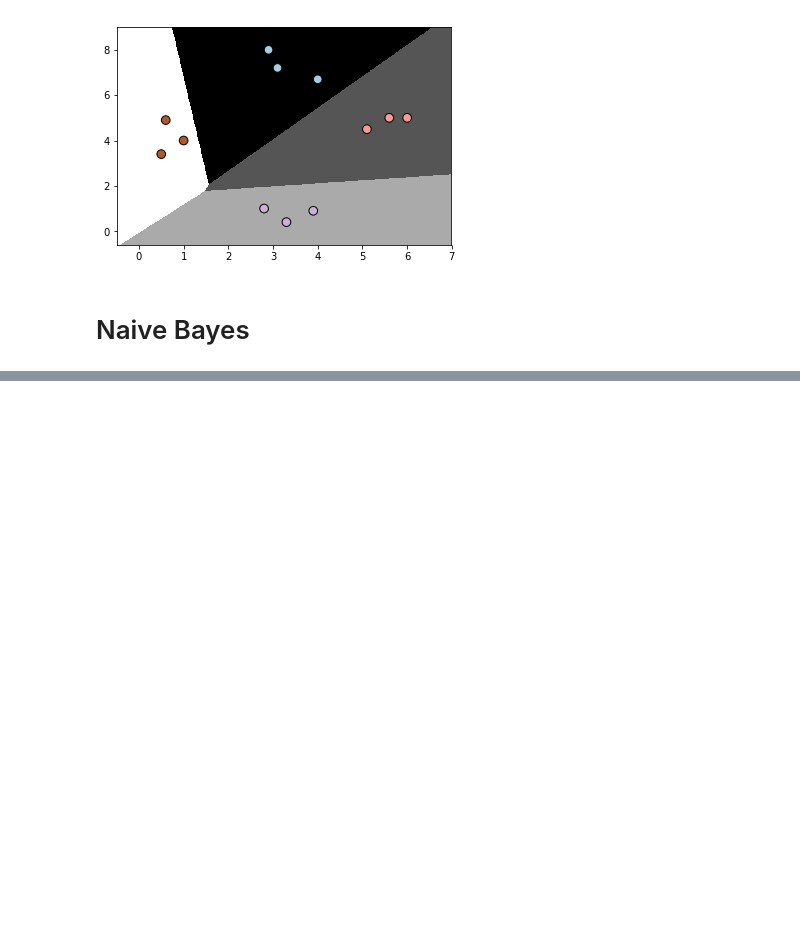
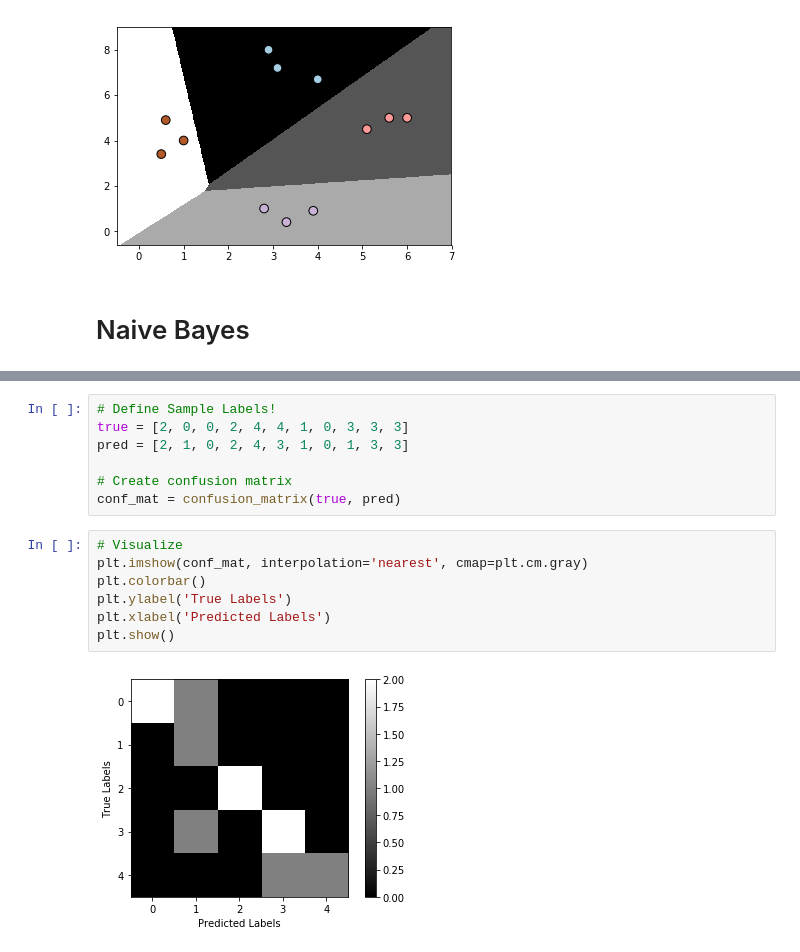
Before and after one commit to Zhachory1/estimator, a Jupyter notebook: Ch2_ClassAndReg.ipynb, the cells around one changed output, grey strips where cells are left out. Drawn from its saved outputs; the diff is of its cells as text; blank space fills up the shorter version.

```diff
--- a/Ch2_ClassAndReg.ipynb
+++ b/Ch2_ClassAndReg.ipynb
@@ -56,0 +113,16 @@ visualize_classifier(classifier, X, y)
+# %%
+# Define Sample Labels!
+true = [2, 0, 0, 2, 4, 4, 1, 0, 3, 3, 3]
+pred = [2, 1, 0, 2, 4, 3, 1, 0, 1, 3, 3]
+
+# Create confusion matrix
+conf_mat = confusion_matrix(true, pred)
+# %%
+# Visualize
+plt.imshow(conf_mat, interpolation='nearest', cmap=plt.cm.gray)
+plt.colorbar()
+plt.ylabel('True Labels')
+plt.xlabel('Predicted Labels')
+plt.show()
+# %% [output]
+[figure, added]
```
Also changed, not shown: parts of 15 cells of this notebook, 1 other file.
